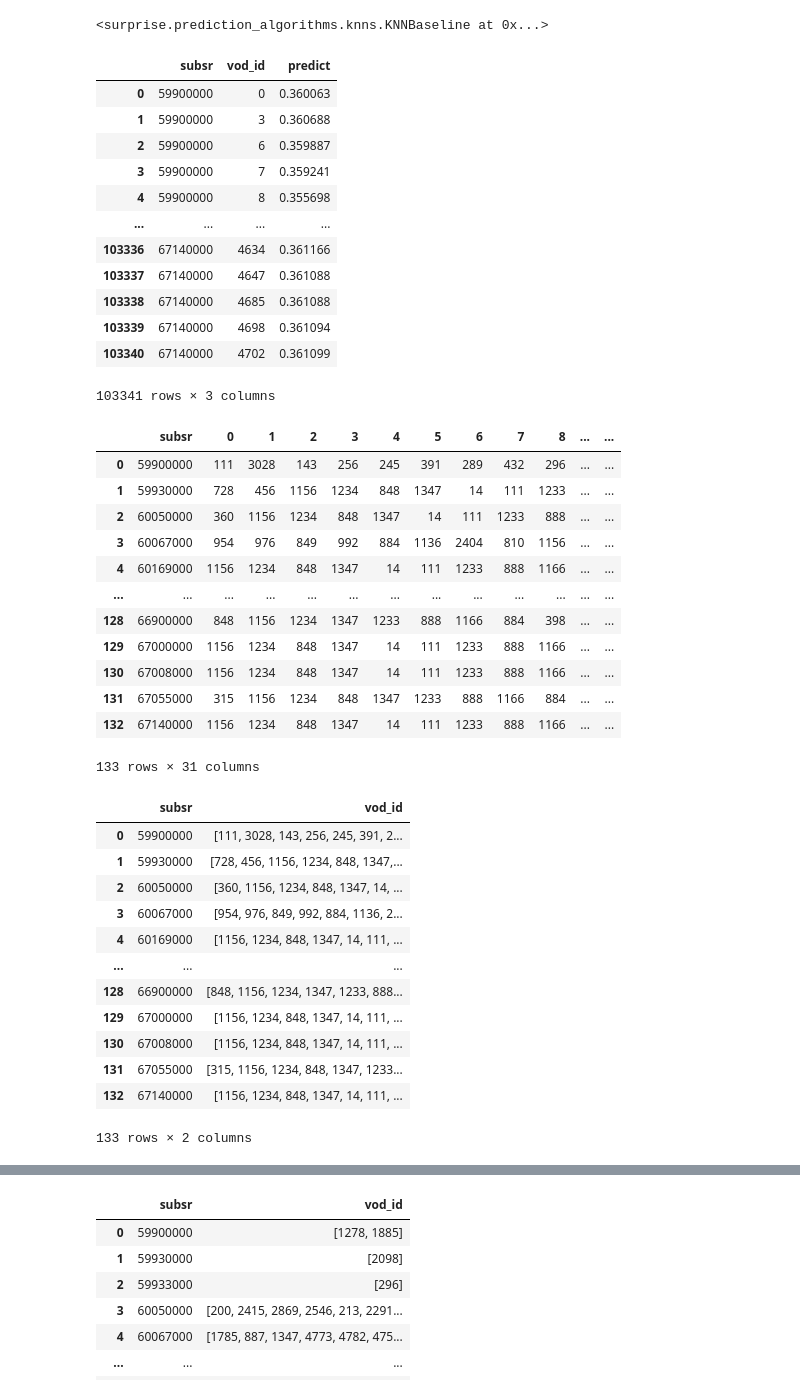
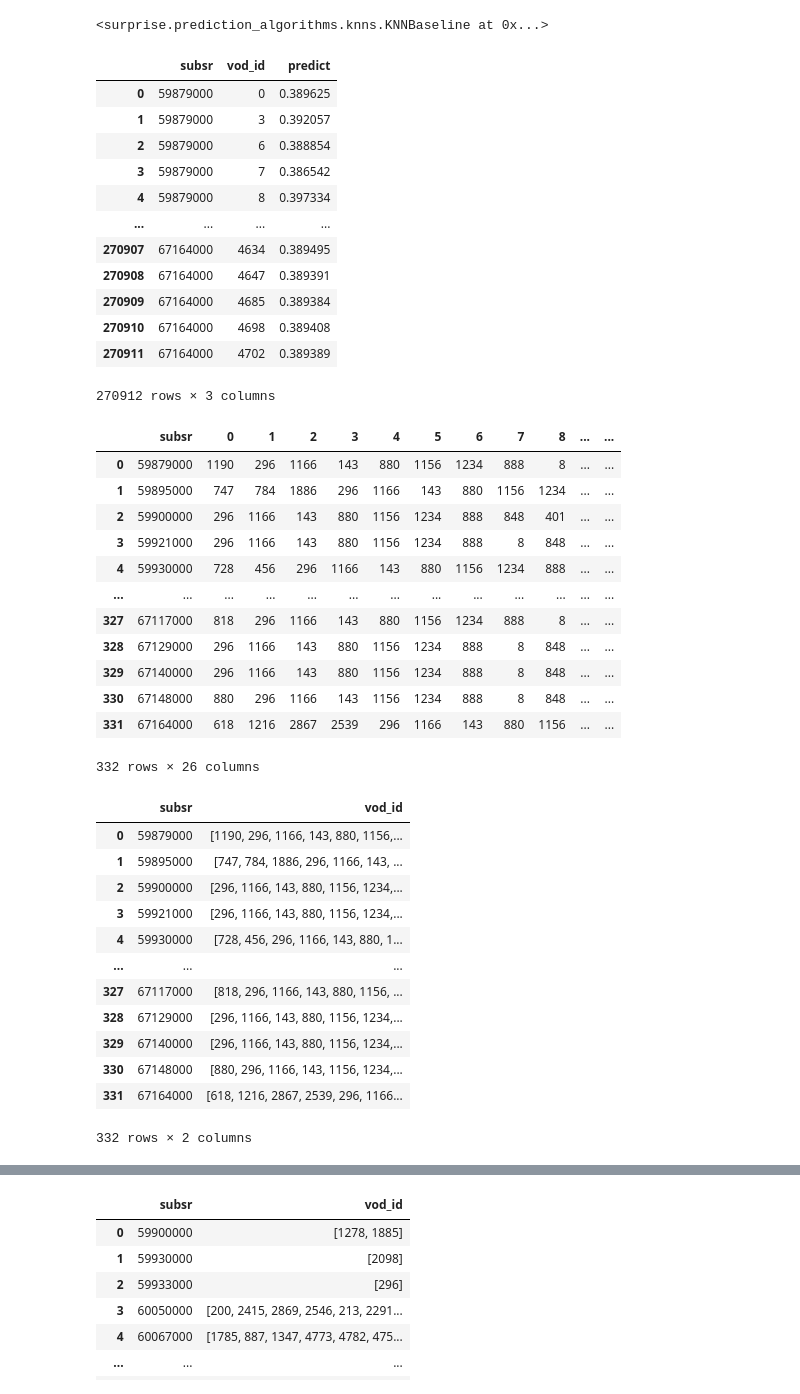
Before and after one commit to LGHV-team1/final-project, a Jupyter notebook: 모델/vod_89train_10test.ipynb, the cells around one changed output, grey strips where cells are left out. Cells and saved outputs as stored; diff of their text form; code cells hidden in the pictures.

```diff
--- a/모델/vod_89train_10test.ipynb
+++ b/모델/vod_89train_10test.ipynb
@@ -354,7 +395,7 @@ final_df.to_csv('../data/vod89.csv', index = 0)
 # %% [markdown]
 ### 모델링
 # %%
-vod = pd.read_csv('../data/vod89.csv')
+vod = pd.read_csv('../data/vod89_all.csv')
 vod
 # %% [output]
 |  | subsr | series_nm | ct_cl | genre_of_ct_cl | score | category | rename |
@@ -481,40 +522,40 @@ result = result[['subsr', 'vod_id', 'predict']]
 result
 # %% [output]
 |  | subsr | vod_id | predict |
-| 0 | 59900000 | 0 | 0.360063 |
-| 1 | 59900000 | 3 | 0.360688 |
-| 2 | 59900000 | 6 | 0.359887 |
-| 3 | 59900000 | 7 | 0.359241 |
-| 4 | 59900000 | 8 | 0.355698 |
+| 0 | 59879000 | 0 | 0.389625 |
+| 1 | 59879000 | 3 | 0.392057 |
+| 2 | 59879000 | 6 | 0.388854 |
+| 3 | 59879000 | 7 | 0.386542 |
+| 4 | 59879000 | 8 | 0.397334 |
 | ... | ... | ... | ... |
-| 103336 | 67140000 | 4634 | 0.361166 |
-| 103337 | 67140000 | 4647 | 0.361088 |
-| 103338 | 67140000 | 4685 | 0.361088 |
-| 103339 | 67140000 | 4698 | 0.361094 |
-| 103340 | 67140000 | 4702 | 0.361099 |
+| 270907 | 67164000 | 4634 | 0.389495 |
+| 270908 | 67164000 | 4647 | 0.389391 |
+| 270909 | 67164000 | 4685 | 0.389384 |
+| 270910 | 67164000 | 4698 | 0.389408 |
+| 270911 | 67164000 | 4702 | 0.389389 |
-103341 rows × 3 columns
+270912 rows × 3 columns
 # %%
 result_1 = []
 for user in user_id:
-    result_1.append(result[result['subsr'] == user].sort_values(by = 'predict', ascending=False).vod_id[:30].tolist())
+    result_1.append(result[result['subsr'] == user].sort_values(by = 'predict', ascending=False).vod_id[:25].tolist())
 
 result_1 = pd.DataFrame(result_1)
 result_1 = pd.concat([pd.DataFrame(user_id, columns = ['subsr']), result_1], axis = 1)
 result_1
 # %% [output]
 |  | subsr | 0 | 1 | 2 | 3 | 4 | 5 | 6 | 7 | 8 | ... | ... |
-| 0 | 59900000 | 111 | 3028 | 143 | 256 | 245 | 391 | 289 | 432 | 296 | ... | ... |
-| 1 | 59930000 | 728 | 456 | 1156 | 1234 | 848 | 1347 | 14 | 111 | 1233 | ... | ... |
-| 2 | 60050000 | 360 | 1156 | 1234 | 848 | 1347 | 14 | 111 | 1233 | 888 | ... | ... |
-| 3 | 60067000 | 954 | 976 | 849 | 992 | 884 | 1136 | 2404 | 810 | 1156 | ... | ... |
-| 4 | 60169000 | 1156 | 1234 | 848 | 1347 | 14 | 111 | 1233 | 888 | 1166 | ... | ... |
+| 0 | 59879000 | 1190 | 296 | 1166 | 143 | 880 | 1156 | 1234 | 888 | 8 | ... | ... |
+| 1 | 59895000 | 747 | 784 | 1886 | 296 | 1166 | 143 | 880 | 1156 | 1234 | ... | ... |
+| 2 | 59900000 | 296 | 1166 | 143 | 880 | 1156 | 1234 | 888 | 848 | 401 | ... | ... |
+| 3 | 59921000 | 296 | 1166 | 143 | 880 | 1156 | 1234 | 888 | 8 | 848 | ... | ... |
+| 4 | 59930000 | 728 | 456 | 296 | 1166 | 143 | 880 | 1156 | 1234 | 888 | ... | ... |
 | ... | ... | ... | ... | ... | ... | ... | ... | ... | ... | ... | ... | ... |
-| 128 | 66900000 | 848 | 1156 | 1234 | 1347 | 1233 | 888 | 1166 | 884 | 398 | ... | ... |
-| 129 | 67000000 | 1156 | 1234 | 848 | 1347 | 14 | 111 | 1233 | 888 | 1166 | ... | ... |
-| 130 | 67008000 | 1156 | 1234 | 848 | 1347 | 14 | 111 | 1233 | 888 | 1166 | ... | ... |
-| 131 | 67055000 | 315 | 1156 | 1234 | 848 | 1347 | 1233 | 888 | 1166 | 884 | ... | ... |
-| 132 | 67140000 | 1156 | 1234 | 848 | 1347 | 14 | 111 | 1233 | 888 | 1166 | ... | ... |
+| 327 | 67117000 | 818 | 296 | 1166 | 143 | 880 | 1156 | 1234 | 888 | 8 | ... | ... |
+| 328 | 67129000 | 296 | 1166 | 143 | 880 | 1156 | 1234 | 888 | 8 | 848 | ... | ... |
+| 329 | 67140000 | 296 | 1166 | 143 | 880 | 1156 | 1234 | 888 | 8 | 848 | ... | ... |
+| 330 | 67148000 | 880 | 296 | 1166 | 143 | 1156 | 1234 | 888 | 8 | 848 | ... | ... |
+| 331 | 67164000 | 618 | 1216 | 2867 | 2539 | 296 | 1166 | 143 | 880 | 1156 | ... | ... |
-133 rows × 31 columns
+332 rows × 26 columns
 # %%
 vod_predict = result_1.copy()
 vod_predict.index = user_id
@@ -524,18 +565,18 @@ vod_predict.columns = ['subsr', 'vod_id']
 vod_predict
 # %% [output]
 |  | subsr | vod_id |
-| 0 | 59900000 | [111, 3028, 143, 256, 245, 391, 2... |
-| 1 | 59930000 | [728, 456, 1156, 1234, 848, 1347,... |
-| 2 | 60050000 | [360, 1156, 1234, 848, 1347, 14, ... |
-| 3 | 60067000 | [954, 976, 849, 992, 884, 1136, 2... |
-| 4 | 60169000 | [1156, 1234, 848, 1347, 14, 111, ... |
+| 0 | 59879000 | [1190, 296, 1166, 143, 880, 1156,... |
+| 1 | 59895000 | [747, 784, 1886, 296, 1166, 143, ... |
+| 2 | 59900000 | [296, 1166, 143, 880, 1156, 1234,... |
+| 3 | 59921000 | [296, 1166, 143, 880, 1156, 1234,... |
+| 4 | 59930000 | [728, 456, 296, 1166, 143, 880, 1... |
 | ... | ... | ... |
-| 128 | 66900000 | [848, 1156, 1234, 1347, 1233, 888... |
-| 129 | 67000000 | [1156, 1234, 848, 1347, 14, 111, ... |
-| 130 | 67008000 | [1156, 1234, 848, 1347, 14, 111, ... |
-| 131 | 67055000 | [315, 1156, 1234, 848, 1347, 1233... |
-| 132 | 67140000 | [1156, 1234, 848, 1347, 14, 111, ... |
+| 327 | 67117000 | [818, 296, 1166, 143, 880, 1156, ... |
+| 328 | 67129000 | [296, 1166, 143, 880, 1156, 1234,... |
+| 329 | 67140000 | [296, 1166, 143, 880, 1156, 1234,... |
+| 330 | 67148000 | [880, 296, 1166, 143, 1156, 1234,... |
+| 331 | 67164000 | [618, 1216, 2867, 2539, 296, 1166... |
-133 rows × 2 columns
+332 rows × 2 columns
 # %%
 # 추천 VOD가 영화인 경우, 본 적이 있다면 추천안함
 vod_list = pd.read_csv('../data/vod_list_add10.csv', index_col=0)
```
Also changed, not shown: parts of 23 cells of this notebook.
